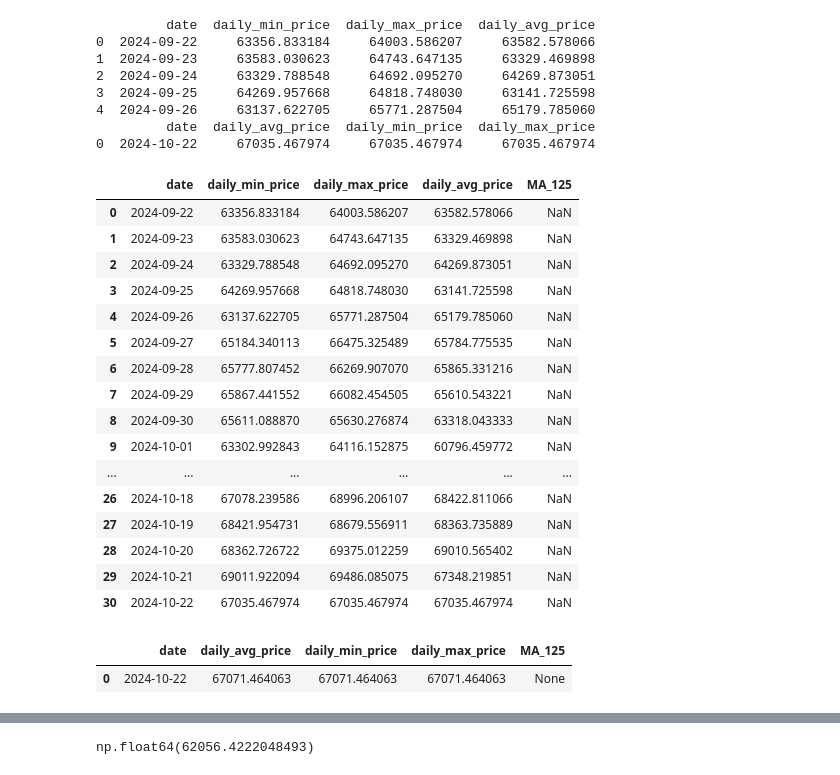
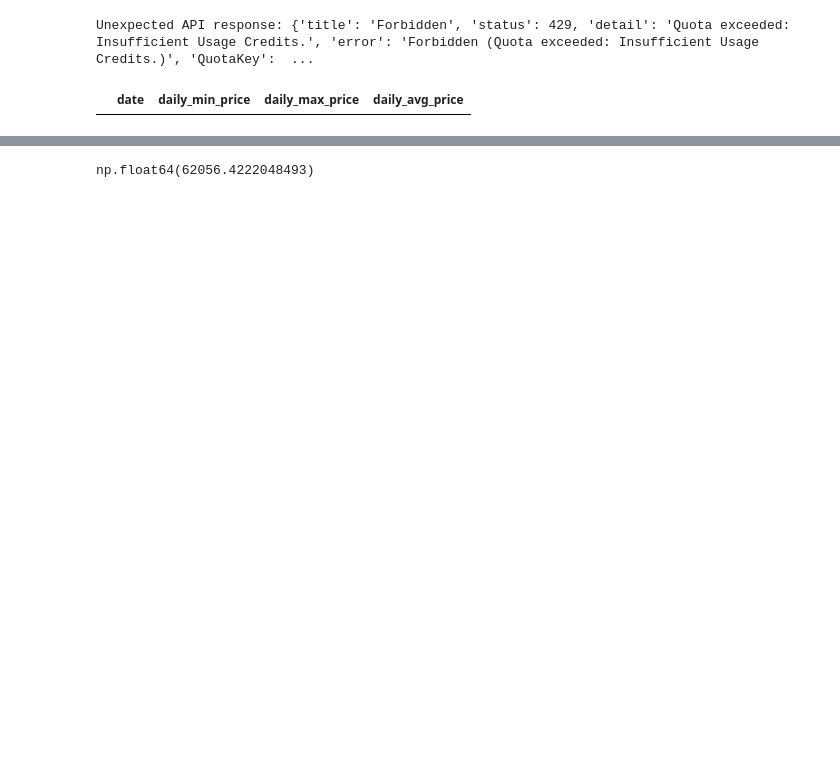
Before and after one commit to yangforbig/Crypto-Fear-Greed-Index-Graph, a Jupyter notebook: script/stream_data.ipynb, the cells around one changed output, grey strips where cells are left out. Saved outputs shown, nothing was run; the diff lists cells and outputs as text; code cells hidden in the pictures; blank space fills up the shorter version.

```diff
--- a/script/stream_data.ipynb
+++ b/script/stream_data.ipynb
@@ -92,62 +130,8 @@ def get_price_data(symbol,days=30):
     start_date = end_date - timedelta(days=days)
     return get_historical_price_data(symbol, start_date, end_date, api_key)
 # %%
-bitcoin_df = get_price_data("BTC")
-bitcoin_df
+bitcoin_df = get_price_data("BTC", 365*6)
+bitcoin_df.sort_values('date',ascending=True).head(100)
 # %% [output]
-         date  daily_min_price  daily_max_price  daily_avg_price
-0  2024-09-22     63356.833184     64003.586207     63582.578066
-1  2024-09-23     63583.030623     64743.647135     63329.469898
-2  2024-09-24     63329.788548     64692.095270     64269.873051
-3  2024-09-25     64269.957668     64818.748030     63141.725598
-4  2024-09-26     63137.622705     65771.287504     65179.785060
-         date  daily_avg_price  daily_min_price  daily_max_price
-0  2024-10-22     67035.467974     67035.467974     67035.467974
+Unexpected API response: {'title': 'Forbidden', 'status': 429, 'detail': 'Quota exceeded: Insufficient Usage Credits.', 'error': 'Forbidden (Quota exceeded: Insufficient Usage Credits.)', 'QuotaKey':  ...
-|  | date | daily_min_price | daily_max_price | daily_avg_price | MA_125 |
-| 0 | 2024-09-22 | 63356.833184 | 64003.586207 | 63582.578066 | NaN |
-| 1 | 2024-09-23 | 63583.030623 | 64743.647135 | 63329.469898 | NaN |
-| 2 | 2024-09-24 | 63329.788548 | 64692.095270 | 64269.873051 | NaN |
-| 3 | 2024-09-25 | 64269.957668 | 64818.748030 | 63141.725598 | NaN |
-| 4 | 2024-09-26 | 63137.622705 | 65771.287504 | 65179.785060 | NaN |
-| 5 | 2024-09-27 | 65184.340113 | 66475.325489 | 65784.775535 | NaN |
-| 6 | 2024-09-28 | 65777.807452 | 66269.907070 | 65865.331216 | NaN |
-| 7 | 2024-09-29 | 65867.441552 | 66082.454505 | 65610.543221 | NaN |
-| 8 | 2024-09-30 | 65611.088870 | 65630.276874 | 63318.043333 | NaN |
-| 9 | 2024-10-01 | 63302.992843 | 64116.152875 | 60796.459772 | NaN |
-| ... | ... | ... | ... | ... | ... |
-| 26 | 2024-10-18 | 67078.239586 | 68996.206107 | 68422.811066 | NaN |
-| 27 | 2024-10-19 | 68421.954731 | 68679.556911 | 68363.735889 | NaN |
-| 28 | 2024-10-20 | 68362.726722 | 69375.012259 | 69010.565402 | NaN |
-| 29 | 2024-10-21 | 69011.922094 | 69486.085075 | 67348.219851 | NaN |
-| 30 | 2024-10-22 | 67035.467974 | 67035.467974 | 67035.467974 | NaN |
+|  | date | daily_min_price | daily_max_price | daily_avg_price |
-# %%
-def get_real_time_bitcoin_price(api_key):
-    url = "https://rest.coinapi.io/v1/exchangerate/BTC/USD"
-    headers = {
-        "X-CoinAPI-Key": api_key
-    }
-    response = requests.get(url, headers=headers)
-    data = response.json()
-
-    if 'rate' in data:
-        return data['rate']
-    else:
-        print(f"Error fetching real-time price: {data}")
-        return None
-
-# Fetch the real-time Bitcoin price
-real_time_price = get_real_time_bitcoin_price(api_key)
-
-# Create a DataFrame for the real-time price
-real_time_df = pd.DataFrame({
-    'date': [pd.to_datetime('now').date()],  # Use current date
-    'daily_avg_price': [real_time_price],    # Use the real-time price
-    'daily_min_price': [real_time_price],     # Assuming min and max are the same for real-time
-    'daily_max_price': [real_time_price],
-    'MA_125': [None]  # Placeholder for MA_125, as it's not applicable for a single point
-})
-
-real_time_df
-# %% [output]
-|  | date | daily_avg_price | daily_min_price | daily_max_price | MA_125 |
-| 0 | 2024-10-22 | 67071.464063 | 67071.464063 | 67071.464063 | None |
```
Also changed, not shown: parts of 45 cells of this notebook, 2 other files.
